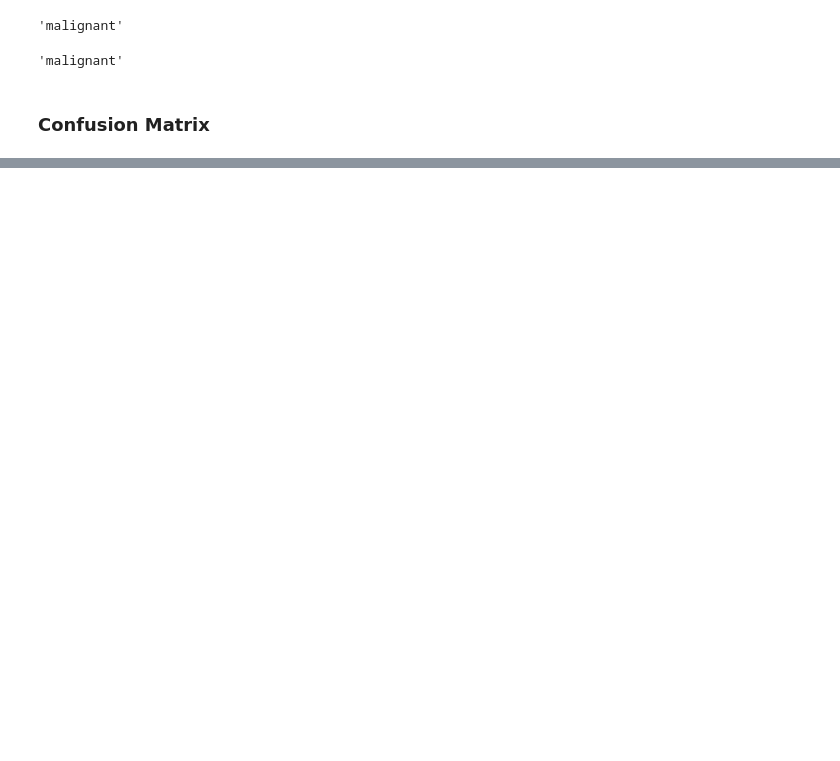
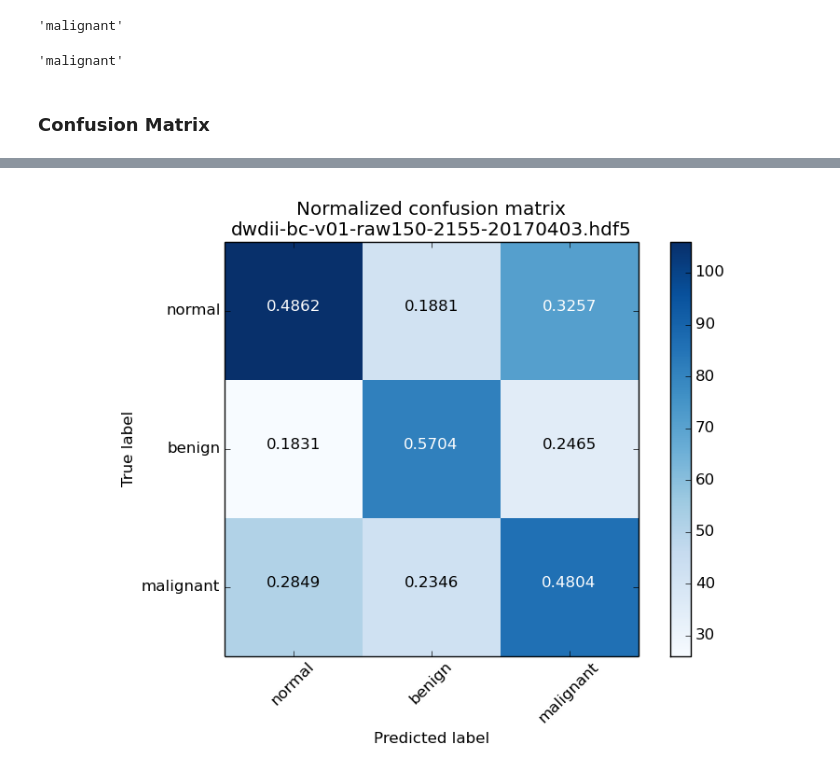
Before and after one commit to jnarhan/Breast_Cancer, a Jupyter notebook: src/models/Daniels.Model01.ipynb, the cells around one changed output, grey strips where cells are left out. Cells and saved outputs as stored; diff of their text form; code cells hidden in the pictures; blank space fills up the shorter version.

```diff
--- a/src/models/Daniels.Model01.ipynb
+++ b/src/models/Daniels.Model01.ipynb
@@ -361,0 +366,6 @@ Normalized confusion matrix
+# %%
+# Load the image we just saved
+from IPython.display import Image
+Image(filename=fileCfMatrixNorm)
+# %% [output]
+[figure, added]
```
Also changed, not shown: parts of 12 cells of this notebook, 2 other files.
